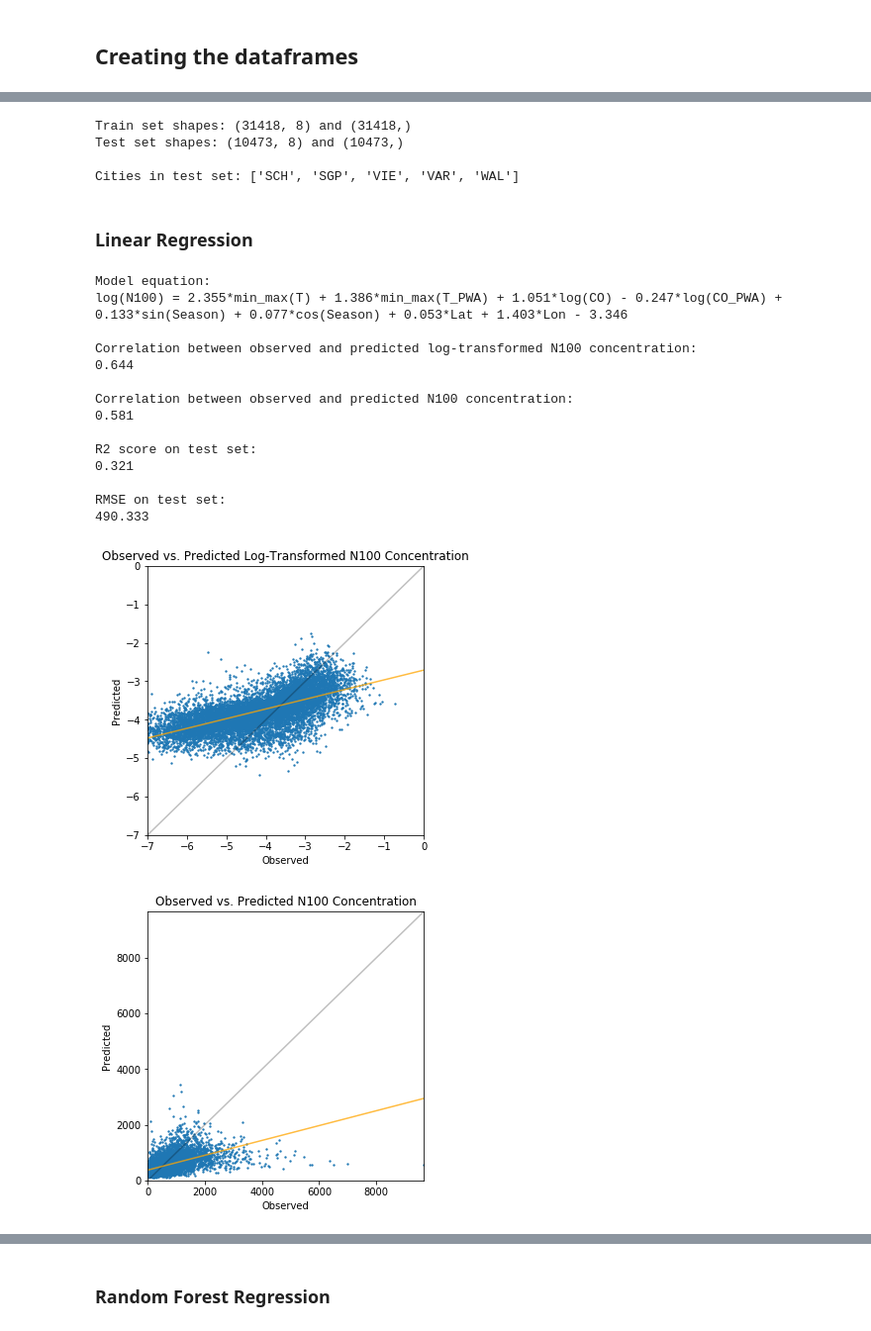
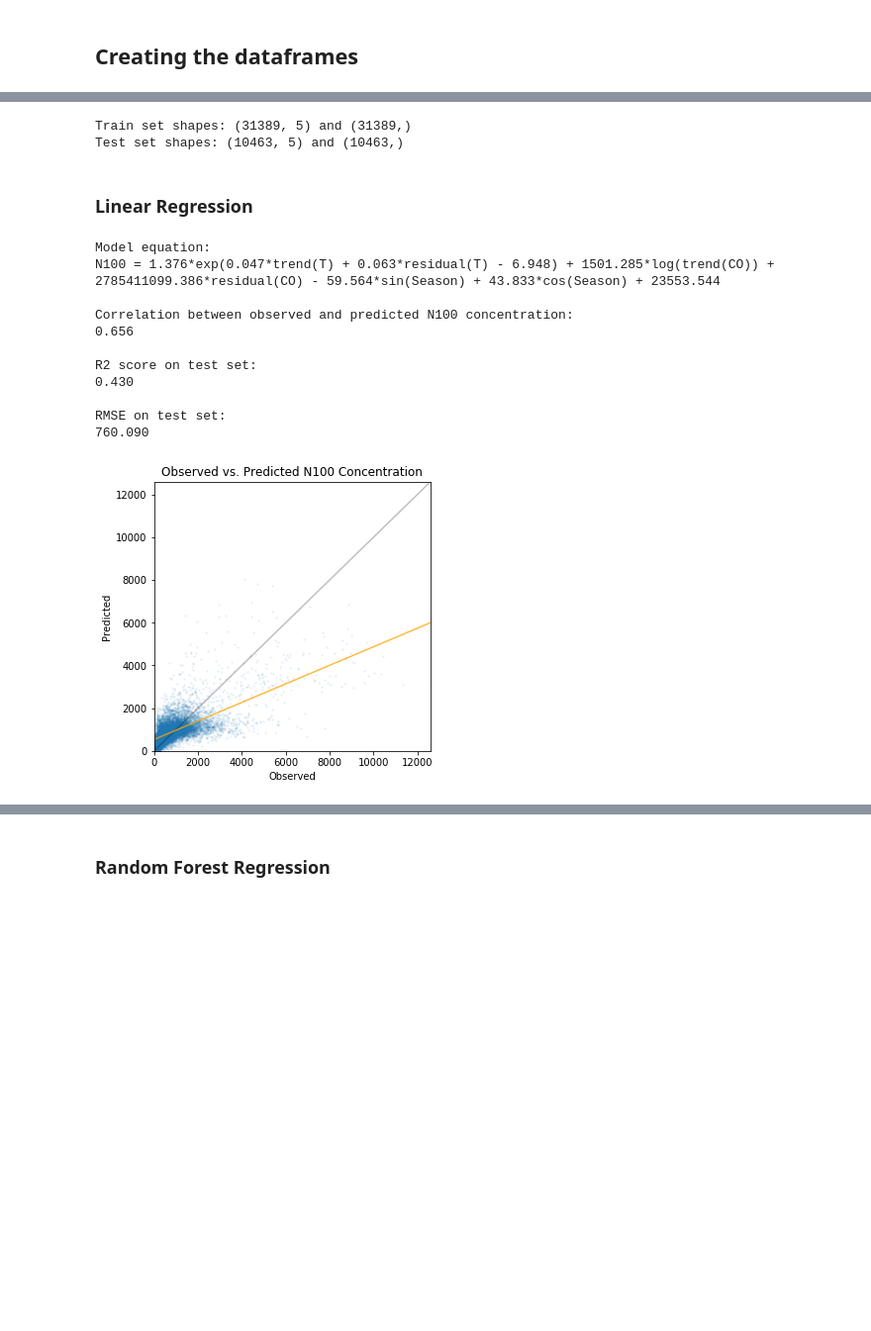
Before and after one commit to ellarauth/aerosol-modeling, a Jupyter notebook: notebooks/explore.ipynb, the cells around one changed output, grey strips where cells are left out. Shown at 99% size. Saved outputs shown, nothing was run; the diff lists cells and outputs as text; code cells hidden in the pictures; blank space fills up the shorter version.

Commit message:
split t and co up into trend and residual

```diff
--- a/notebooks/explore.ipynb
+++ b/notebooks/explore.ipynb
@@ -712,22 +686,0 @@ for minimum in minima:
-# %%
-city_name = 'HYY'
-no_seasons = 10
-pwa = 14  # increasing from 7 to 14 improved R2 score from 0.312 to 0.319 when using whole dataset
-
-# all: 0.313
-use_all_cities = True
-use_t = True
-use_co = True
-use_pwa = True
-use_season = True
-use_lat_lon = True
-
-selected_city = select_cities(city_name)
-predictors, eq_variables = select_predictors()
-df, dates, season, numeric, non_numeric = create_df(no_seasons, pwa)
-
-df_scaled, df_log = transform_df(df)
-df, df_log, df_scaled, dates = remove_infinities(df, df_log, df_scaled, dates)
-df_comb = combine_data(df, df_log, df_scaled)
-
-df_comb.head()
@@ -761,39 +687,40 @@ y_train, y_test, log_y_test, X_train, X_test, dates_test, min_max_scaler = split
 # %%
-y_train, y_test, log_y_test, X_train, X_test, dates_test, min_max_scaler = split_data(df, df_comb, dates)
+y_train, y_test, log_y_test, X_train, X_test, dates_test = split_data(df, df_comb, dates)
 # %% [output]
-Train set shapes: (31418, 8) and (31418,)
-Test set shapes: (10473, 8) and (10473,)
-
-Cities in test set: ['SCH', 'SGP', 'VIE', 'VAR', 'WAL']
+Train set shapes: (31389, 5) and (31389,)
+Test set shapes: (10463, 5) and (10463,)
 # %% [markdown]
 ### Linear Regression
 # %%
 # Linear Regression
 model = LinearRegression().fit(X_train, y_train)
 predictions = model.predict(X_test)
 
+# removing negative values
+predictions[predictions < 0] = 0
+
 # model evaluation
 print_equation(model)
-log_log_eval(predictions)
+if trans_n100:
+    log_log_eval(predictions)
 
-predictions = rev_trans(predictions)
+# reverse transforming the data if neccessary
+if trans_n100:
+    predictions = np.exp(predictions)
+
 corr_eval(predictions)
 eval_model(predictions, model)
-plot_results('Linear Regression', predictions)
+# plot_results('Linear Regression', predictions)
 # %% [output]
 Model equation:
-log(N100) = 2.355*min_max(T) + 1.386*min_max(T_PWA) + 1.051*log(CO) - 0.247*log(CO_PWA) + 0.133*sin(Season) + 0.077*cos(Season) + 0.053*Lat + 1.403*Lon - 3.346
-
-Correlation between observed and predicted log-transformed N100 concentration:
-0.644
+N100 = 1.376*exp(0.047*trend(T) + 0.063*residual(T) - 6.948) + 1501.285*log(trend(CO)) + 2785411099.386*residual(CO) - 59.564*sin(Season) + 43.833*cos(Season) + 23553.544
 
 Correlation between observed and predicted N100 concentration:
-0.581
+0.656
 
 R2 score on test set:
-0.321
+0.430
 
 RMSE on test set:
-490.333
+760.090
-[figure, old version]
+[figure, new version]
-[figure, removed]
```
Also changed, not shown: parts of 78 cells of this notebook, 1 other file.
